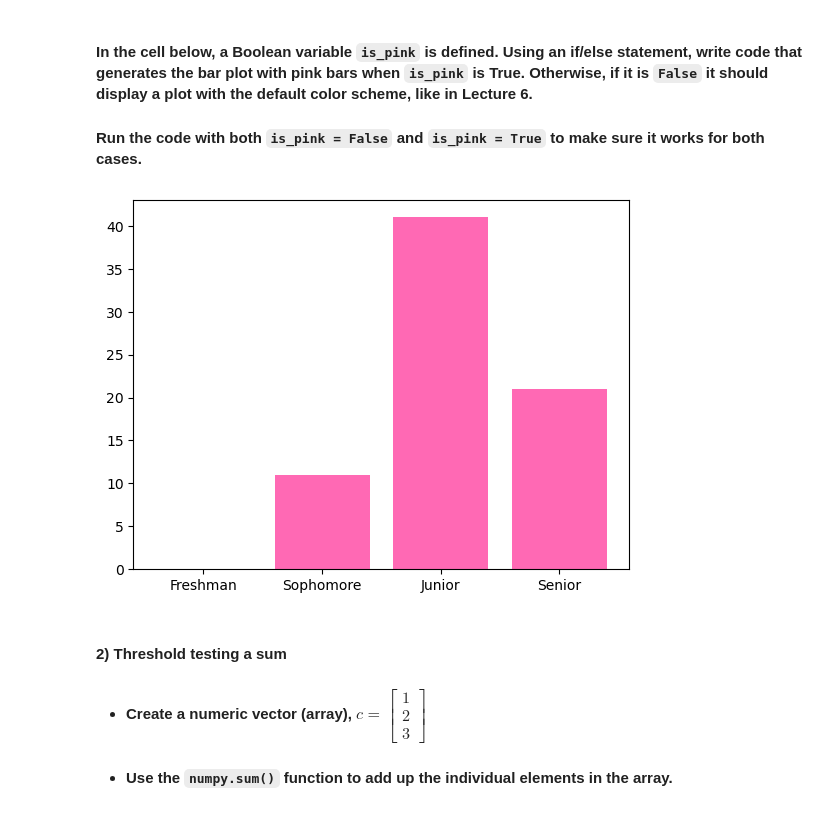
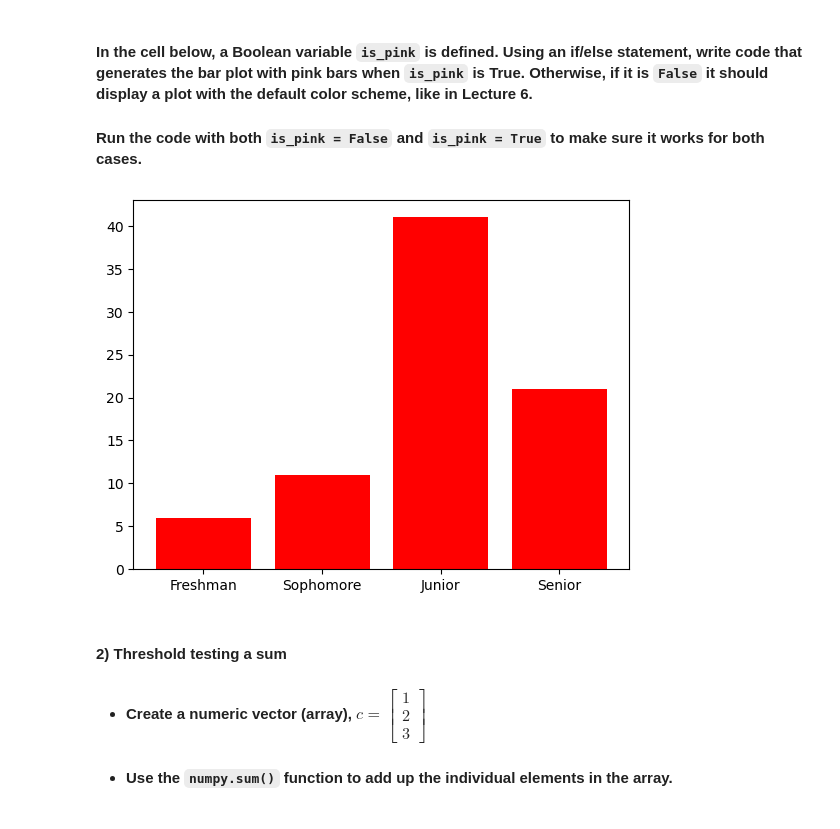
Before and after one commit to samyao014/datasci151fall2026, a Jupyter notebook: lecture_05_boolean_variables/Lecture05_Copy.ipynb, the cells around one changed output. Cells and saved outputs as stored; diff of their text form; code cells hidden in the pictures.

```diff
--- a/lecture_05_boolean_variables/Lecture05_Copy.ipynb
+++ b/lecture_05_boolean_variables/Lecture05_Copy.ipynb
@@ -724,23 +728,23 @@ plt.show()
 
 #### Run the code with both `is_pink = False` and `is_pink = True` to make sure it works for both cases.
 # %%
-is_pink = True
+is_pink = False
 
 # Your code below
 # When is_pink is True, it should create the bar plot with pink columns.
 # When is_pink is False, it should create the bar plot with default colors like in Lecture 6.
 # Run the cell with is_pink = False and is_pink = True to test that it works
 
 categories = ["Freshman", "Sophomore", "Junior", "Senior"]
-num_students = [0, 11, 41, 21]
+num_students = [6, 11, 41, 21]
 if is_pink:
-    plt.bar(x = categories, height = num_students, color = "hotpink")
+    plt.bar(x = categories, height = num_students, color = "pink")
     plt.show()
 else:
-    plt.bar(x = categories, height = num_students)
+    plt.bar(x = categories, height = num_students, color = "red")
     plt.show()
 # %% [output]
-[figure, old version]
+[figure, new version]
 # %% [markdown]
 #### **2)** Threshold testing a sum
 
```
Also changed, not shown: parts of 5 cells of this notebook.
